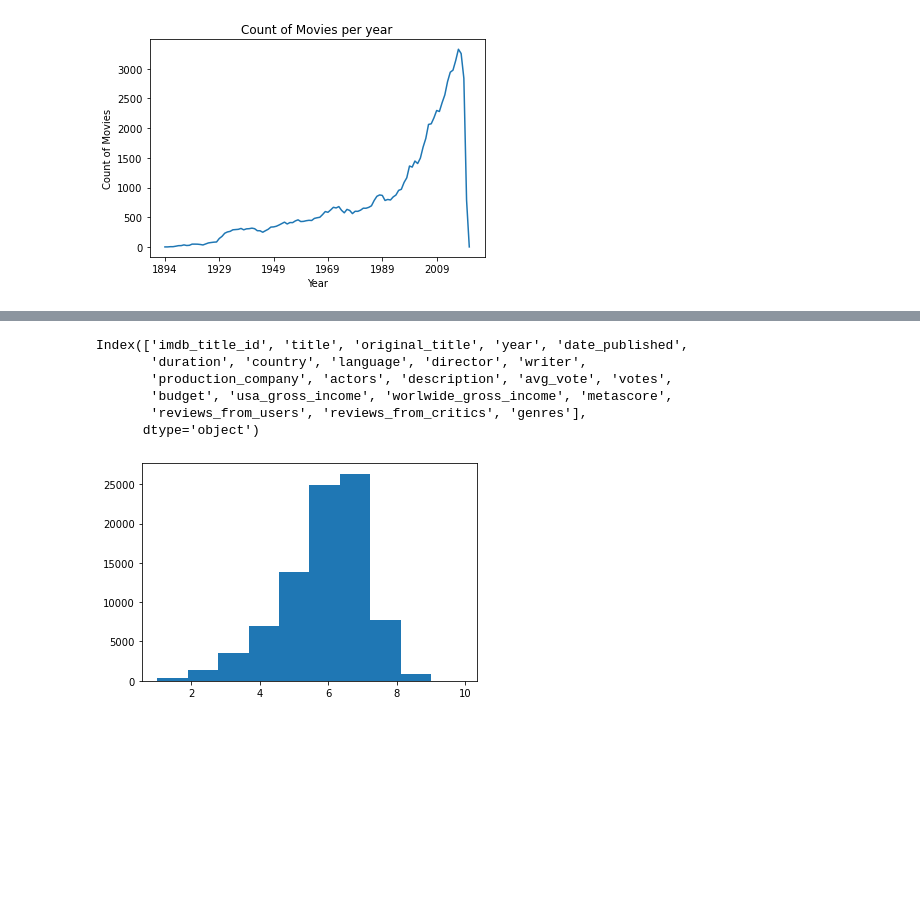
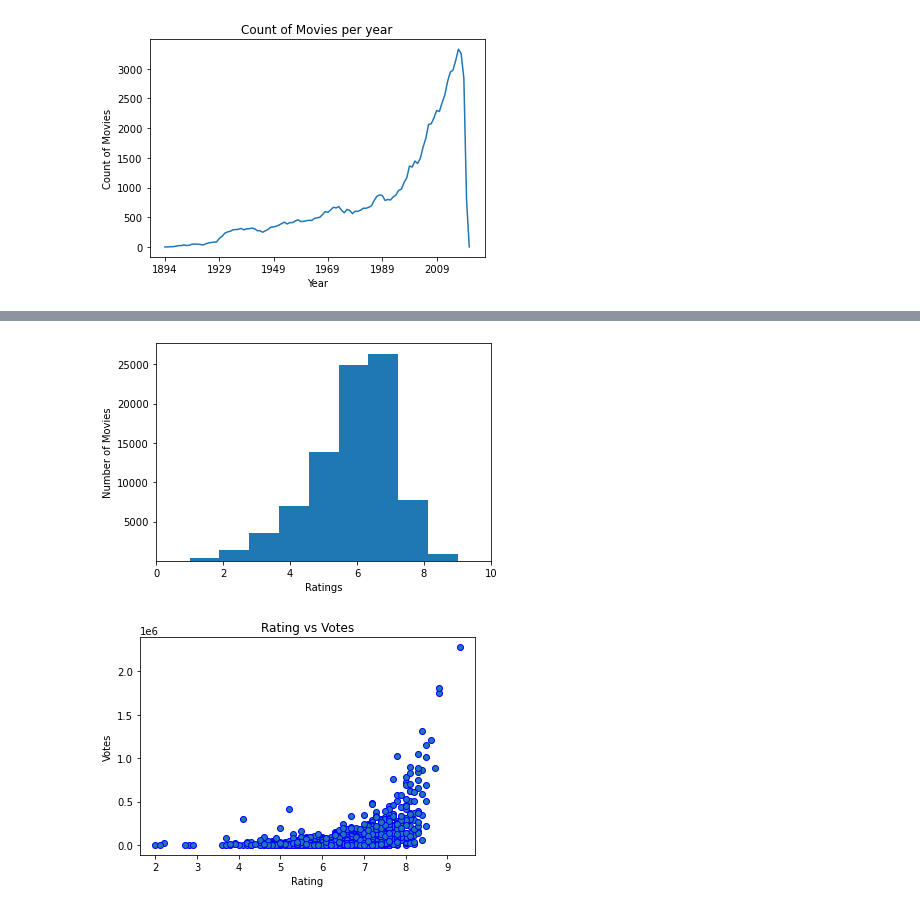
Before and after one commit to Kinjalmaru/IMDB-Analysis-Project, a Jupyter notebook: IMDB_Project.ipynb, the cells around one changed output, grey strips where cells are left out. Cells and saved outputs as stored; diff of their text form; code cells hidden in the pictures; blank space fills up the shorter version.

```diff
--- a/IMDB_Project.ipynb
+++ b/IMDB_Project.ipynb
@@ -61,14 +60,18 @@ pie_chart_data = top5_df.groupby(['genres']).sum().plot(kind = 'pie')
-# %%
-split_cols_df.columns
-# %% [output]
-Index(['imdb_title_id', 'title', 'original_title', 'year', 'date_published',
-       'duration', 'country', 'language', 'director', 'writer',
-       'production_company', 'actors', 'description', 'avg_vote', 'votes',
-       'budget', 'usa_gross_income', 'worlwide_gross_income', 'metascore',
-       'reviews_from_users', 'reviews_from_critics', 'genres'],
-      dtype='object')
-# %%
-plt.hist(split_cols_df.avg_vote)
-plt.show()
-# %% [output]
-[figure, removed]
+# %%
+plt.hist(split_cols_df.avg_vote)
+plt.ylim(2)
+plt.xlim(0, 10)
+plt.xlabel("Ratings")
+plt.ylabel("Number of Movies")
+plt.show()
+# %% [output]
+[figure, added]
+# %%
+top_five_df_genre = top_five_df.loc[(top_five_df['genres'] == 'Drama')]
+plt.scatter(top_five_df_genre['avg_vote'],top_five_df_genre['votes'], marker = "o", edgecolors = 'b')
+plt.xlabel("Rating")
+plt.ylabel("Votes")
+plt.title("Rating vs Votes")
+plt.show()
+# %% [output]
+[figure, added]
```
Also changed, not shown: parts of 4 cells of this notebook.
